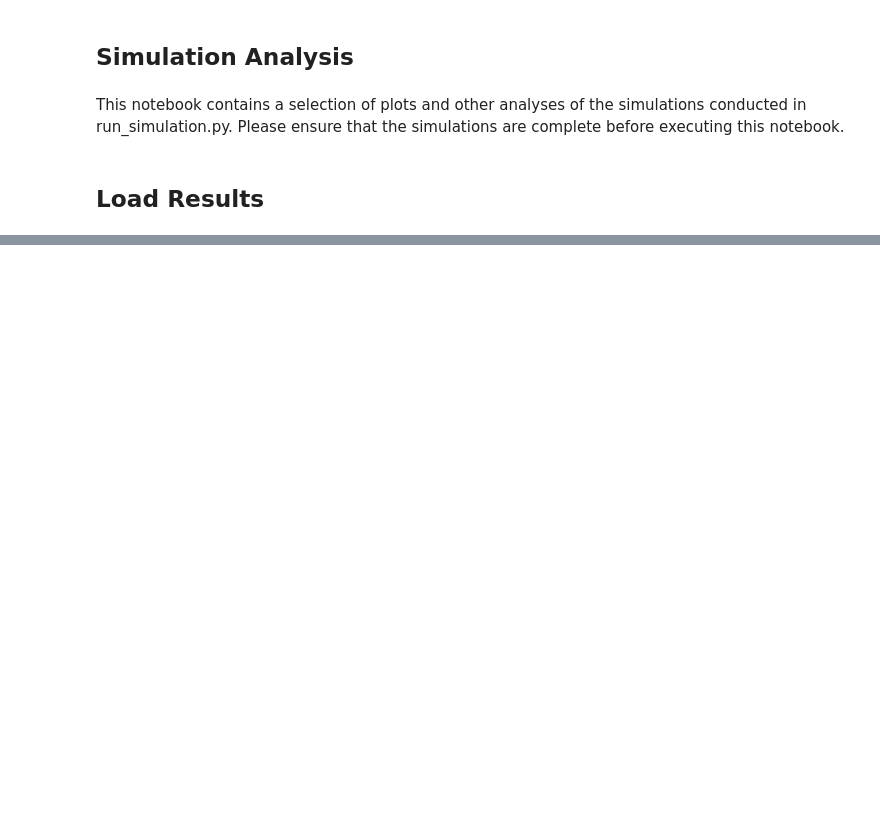
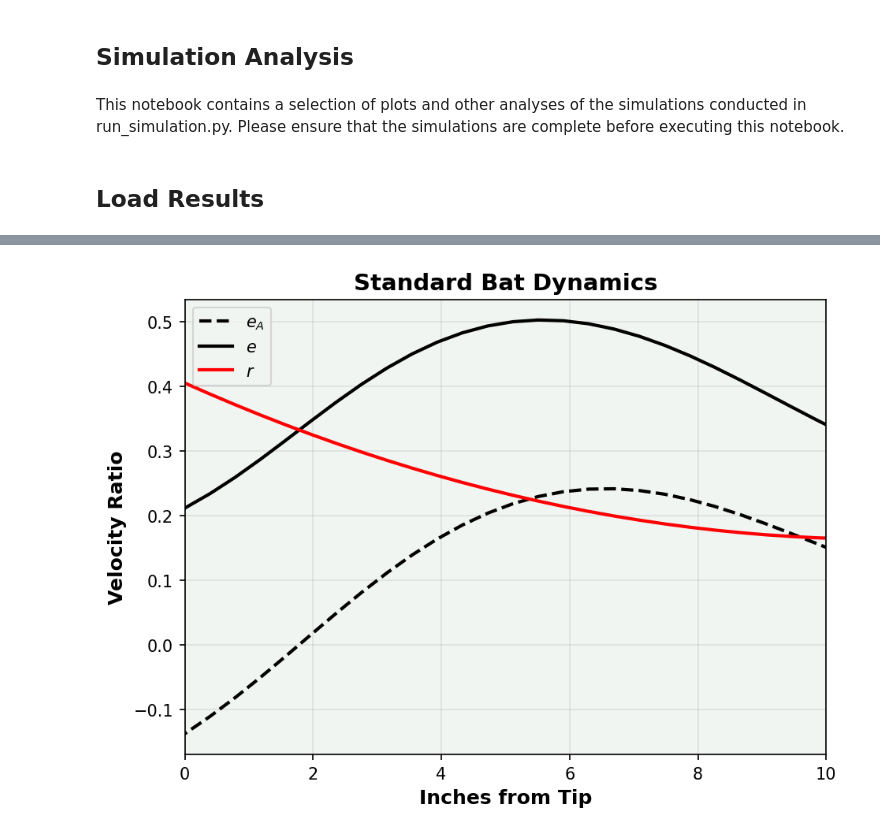
Before and after one commit to navawolfish/bat-ball-collision-model, a Jupyter notebook: SimulationAnalysis.ipynb, the cells around one changed output, grey strips where cells are left out. Cells and saved outputs as stored; diff of their text form; code cells hidden in the pictures; blank space fills up the shorter version.

```diff
--- a/SimulationAnalysis.ipynb
+++ b/SimulationAnalysis.ipynb
@@ -58,4 +50,7 @@ plt.show()
 #load bat params
 standard_bat = bat_from_json(f'data/bats/AdleyOld.json')
 torpedo_bat = bat_from_json(f'data/bats/AdleyNewMod2.json')
+
+#load ball params
+ball = ball_from_json(f'data/balls/{sim_key}_ball.json')
 # %%
@@ -108,0 +91,14 @@ KeyError: 'vf_vi'
+# %%
+## Recreating Fig 2 from Nathan 2002
+plt.figure(figsize=(7,5))
+plt.plot(standard_df['ztip'], standard_df['vf_vi'], label='$e_A$', color = 'k', linestyle = '--')
+plt.plot(standard_df['ztip'], standard_df['e_COR'], label='$e$', color = 'k', )
+plt.plot(standard_df['ztip'], r_standard, color = 'r', label='$r$')
+plt.xlabel('Inches from Tip')
+plt.ylabel('Velocity Ratio')
+plt.title('Standard Bat Dynamics')
+plt.legend()
+plt.xlim(0, 10)
+plt.savefig('plots/standard_bat_dynamics.pdf')
+# %% [output]
+[figure, added]
```
Also changed, not shown: parts of 7 cells of this notebook, 24 other files.
